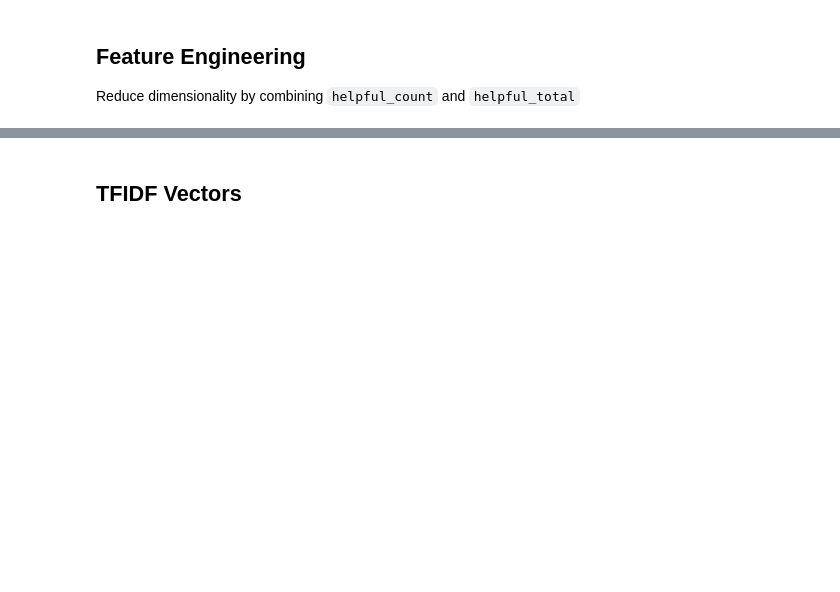
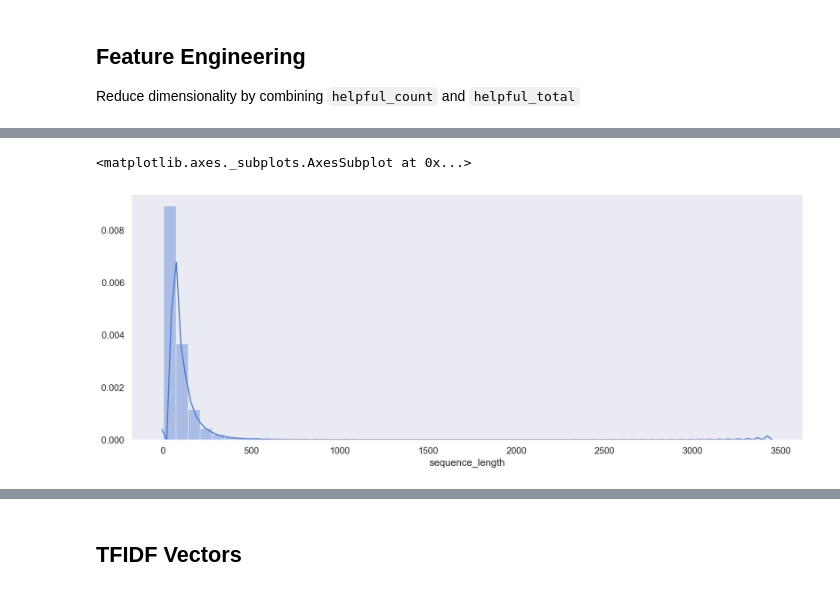
Before and after one commit to wesdoyle/data-science-notebooks, a Jupyter notebook: Amazon_Food_Reviews_NLP/Amazon Food Reviews.ipynb, the cells around one changed output, grey strips where cells are left out. Cells and saved outputs as stored; diff of their text form; code cells hidden in the pictures; blank space fills up the shorter version.

```diff
--- a/Amazon_Food_Reviews_NLP/Amazon Food Reviews.ipynb
+++ b/Amazon_Food_Reviews_NLP/Amazon Food Reviews.ipynb
@@ -266,0 +221,3 @@ df.shape
+# %%
+df.fillna(0, inplace=True)
+df.isna().sum()
@@ -266,0 +246,10 @@ df.shape
+# %%
+def clean_str(string):
+    string = re.sub(r"\\", "", string)
+    string = re.sub(r"\'", "", string)
+    string = re.sub(r"\"", "", string)
+    return string.strip().lower()
+# %%
+df['summary_text'] = df['summary_text'].astype(str).apply(clean_str)
+df['review_text'] = df['review_text'].astype(str).apply(clean_str)
+df[['review_text', 'summary_text']].head(3)
@@ -266,0 +267,7 @@ df.shape
+# %%
+# Specify max vocab size
+MAX_NB_WORDS = 20_000
+
+tokenizer = Tokenizer(nb_words=MAX_NB_WORDS)
+tokenizer.fit_on_texts(sents)
+sequences = tokenizer.texts_to_sequences(sents)
@@ -266,0 +296,8 @@ df.shape
+# %%
+df['sequences'] = sequences
+df['sequence_length'] = df['sequences'].apply(len)
+
+sns.distplot(df.sequence_length)
+# %% [output]
+<matplotlib.axes._subplots.AxesSubplot at 0x...>
+[figure, added]
```
Also changed, not shown: parts of 92 cells of this notebook.
